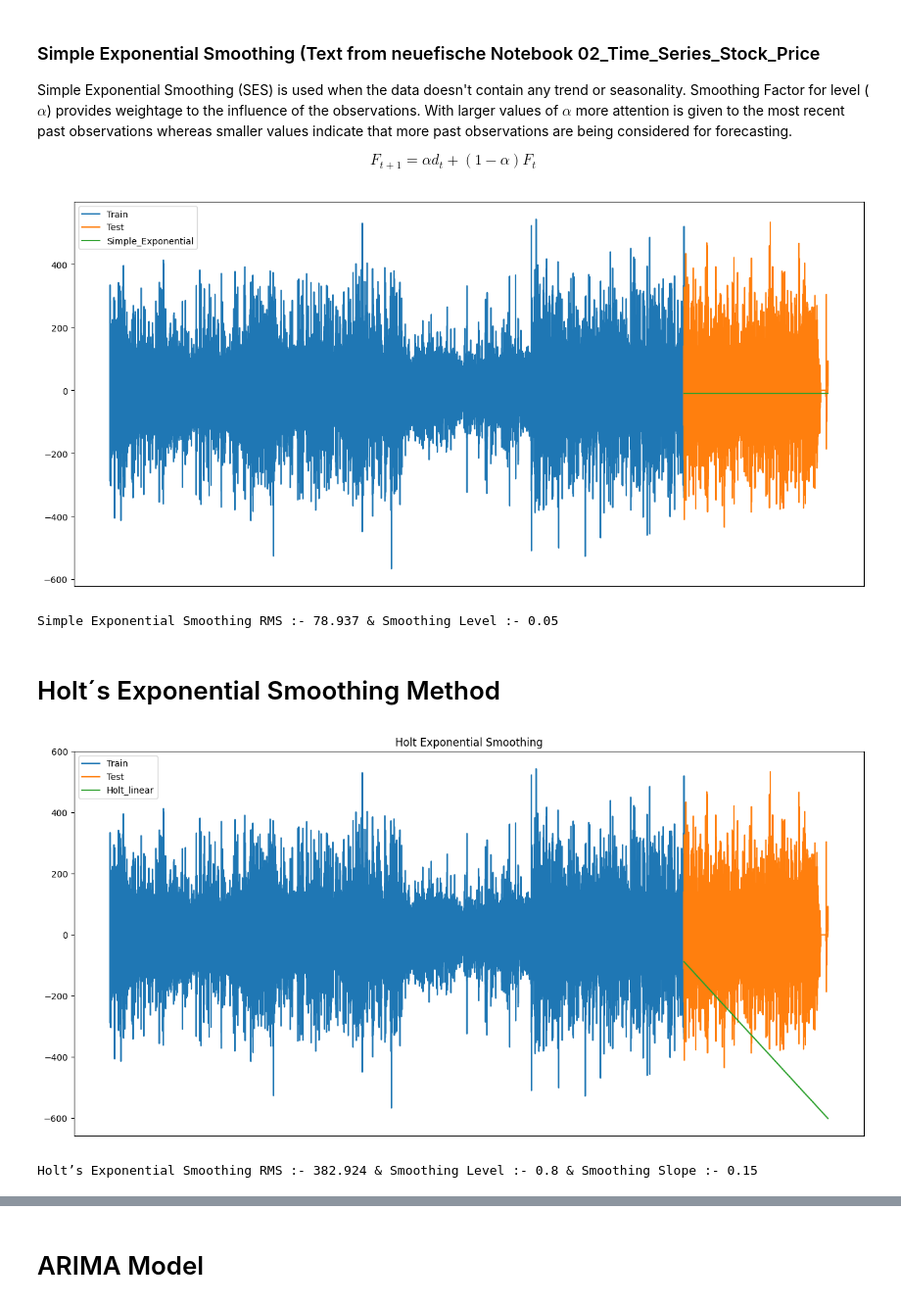
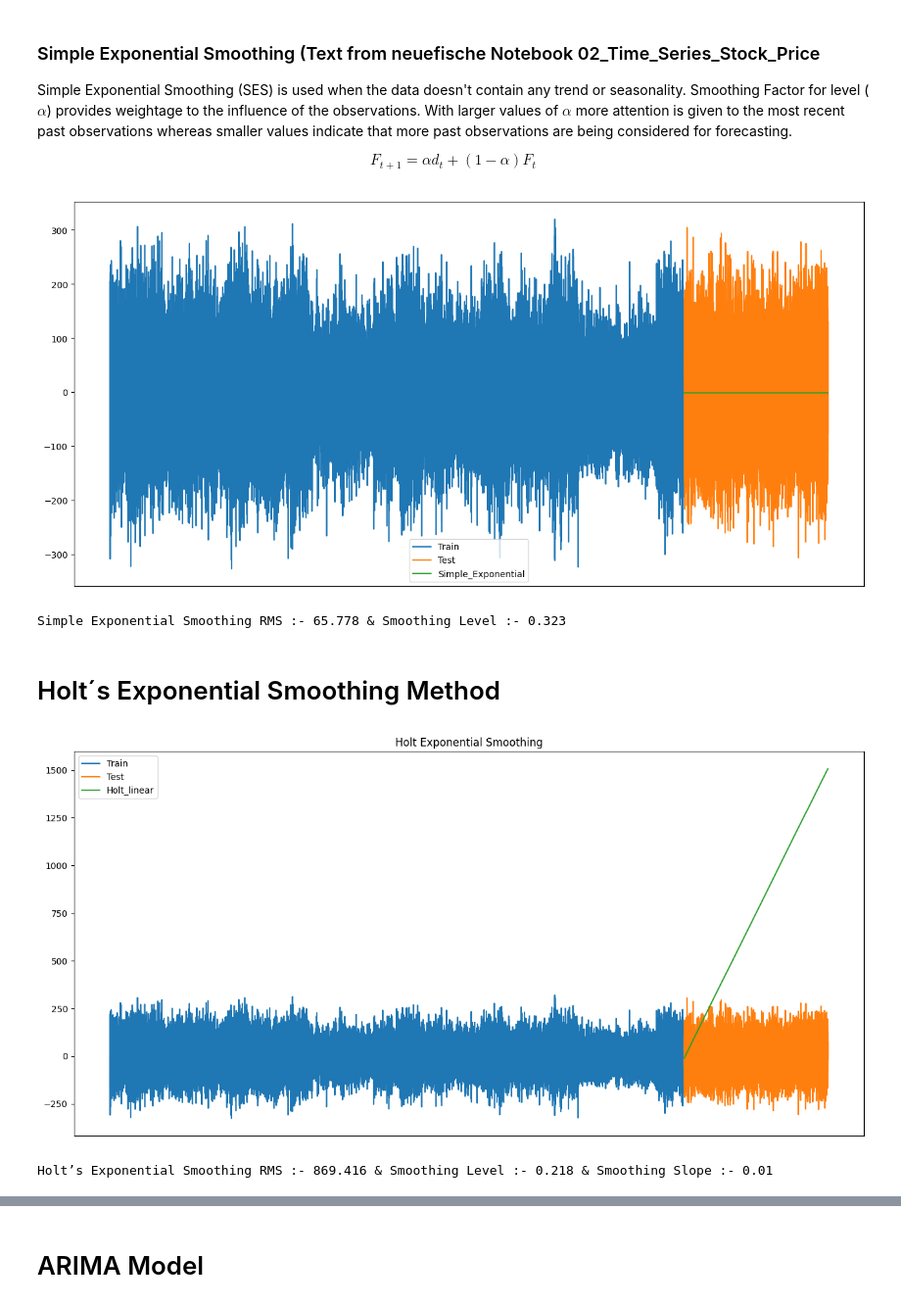
Before and after one commit to Antadurunnu/Energy-imbalance-price-prediction, a Jupyter notebook: es_forecast_data_processing.ipynb, the cells around one changed output, grey strips where cells are left out. Shown at 98% size. Drawn from its saved outputs; the diff is of its cells as text; code cells hidden in the pictures.

```diff
--- a/es_forecast_data_processing.ipynb
+++ b/es_forecast_data_processing.ipynb
@@ -332,8 +427,9 @@ If you shift your dataframe, beware of NaN rows! You will have to remove the fir
 # %%
+
 # De-trending the time series
-df_input['rebap_eur_mwh'] = (df_input['rebap_eur_mwh'] - df_input['rebap_eur_mwh'].shift(24))
+df_input['1_rebap_eur_mwh'] = (df_input['1_rebap_eur_mwh'] - df_input['1_rebap_eur_mwh'].shift(96))
 # %%
-df_input = df_input[24:].copy()
+df_input = df_input.dropna()
 # %%
 df_input.isna().sum()
 # %% [output]
@@ -411,7 +498,7 @@ look-up table. The actual p-value is greater than the p-value returned.
 We will split our data and take the first part as our training set and the years after 2020 as a test set. Since we are dealing with a time series here we cannot split randomly as we are used to do.
 # %%
 # Split data into train and test set
-df_arima = df_input['rebap_eur_mwh']
+df_arima = df_input['1_rebap_eur_mwh']
 train_test_split_ratio = int(len(df_arima)*0.8)
 train_data, test_data = df_arima[:train_test_split_ratio], df_arima[train_test_split_ratio:]
 
@@ -467,7 +545,7 @@ pred_values = pd.DataFrame(pred_values)
 simple_exponential_df = pd.DataFrame(columns = ['RMS','Smoothing Level'])
 
 from itertools import permutations
-perm = permutations(list(np.linspace(0.05,1,num=20)), 1)
+perm = permutations(list(np.linspace(0.01,1,num=20)), 1)
 for i in list(perm):
     fit_sim_exp = SimpleExpSmoothing(np.asarray(train_data)).fit(smoothing_level = i[0])
     pred_values['Simple_Exponential'] = fit_sim_exp.forecast(len(test_data))
@@ -493,41 +571,41 @@ plt.show()
 rms_sim_exp = sqrt(mean_squared_error(test_data.values, pred_values.Simple_Exponential))
 print("Simple Exponential Smoothing RMS :- " + str(round(rms_sim_exp,3)) + " & Smoothing Level :- "+str(round(opt_values[0][0],3)))
 # %% [output]
-[figure, old version]
+[figure, new version]
-Simple Exponential Smoothing RMS :- 78.937 & Smoothing Level :- 0.05
+Simple Exponential Smoothing RMS :- 65.778 & Smoothing Level :- 0.323
 # %% [markdown]
 # Holt´s Exponential Smoothing Method
 # %%
 # Holt's Exponential Smoothing Method
 holt_linear_df = pd.DataFrame(columns = ['RMS','Smoothing Level','Smoothing Slope'])
 
-perm = permutations(list(np.linspace(0.05,1,num=20)), 2)
+perm = permutations(list(np.linspace(0.01,1,num=20)), 2)
 for i in list(perm):
     fit_holt = Holt(np.asarray(train_data)).fit(smoothing_level = i[0],smoothing_slope=i[1])
     pred_values['Holt_linear'] = fit_holt.forecast(len(test_data))
 
     rms = round(sqrt(mean_squared_error(test_data.values, pred_values.Holt_linear)),3)
     holt_linear_df = holt_linear_df.append(other = {'RMS' : rms , 'Smoothing Level' : i[0], 'Smoothing Slope':i[1]} , ignore_index=True)
 
 opt_values = holt_linear_df.loc[holt_linear_df['RMS'] == min(holt_linear_df['RMS']),['Smoothing Level','Smoothing Slope']].values
 
 
 # Using optimised values from the lists.
 fit_holt = Holt(np.asarray(train_data)).fit(smoothing_level = opt_values[0][0],smoothing_slope=opt_values[0][1])
 pred_values['Holt_linear'] = fit_holt.forecast(len(test_data))
 
 plt.figure(figsize=(16,8))
 plt.plot(train_data, label='Train')
 plt.plot(test_data, label='Test')
 plt.plot(pred_values['Holt_linear'], label='Holt_linear')
 plt.xticks([])
 plt.legend(loc='best')
 plt.title('Holt Exponential Smoothing')
 plt.show()
 
 rms_holt_exp = sqrt(mean_squared_error(test_data.values, pred_values.Holt_linear))
 print("Holt’s Exponential Smoothing RMS :- " + str(round(rms_holt_exp,3)) + " & Smoothing Level :- "+str(round(opt_values[0][0],3)) + " & Smoothing Slope :- "+str(round(opt_values[0][1],3)))
 # %% [output]
-[figure, old version]
+[figure, new version]
-Holt’s Exponential Smoothing RMS :- 382.924 & Smoothing Level :- 0.8 & Smoothing Slope :- 0.15
+Holt’s Exponential Smoothing RMS :- 869.416 & Smoothing Level :- 0.218 & Smoothing Slope :- 0.01
 # %% [markdown]
```
Also changed, not shown: parts of 53 cells of this notebook, 1 other file.
